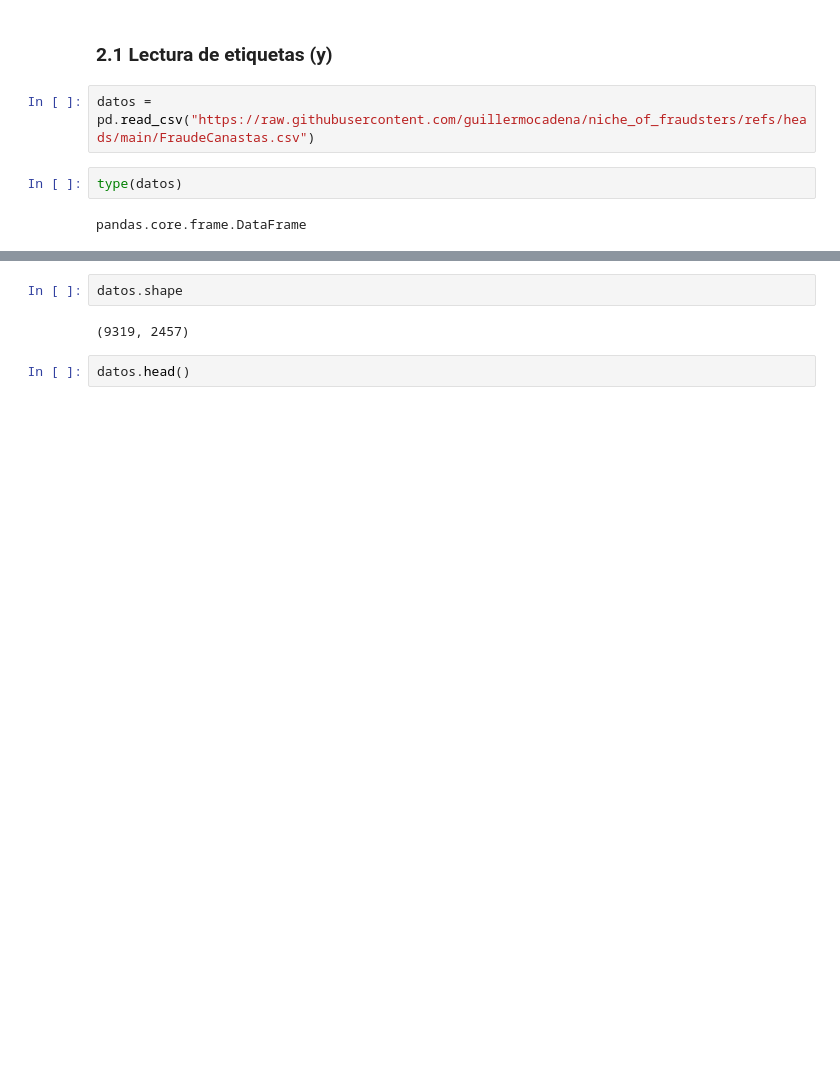
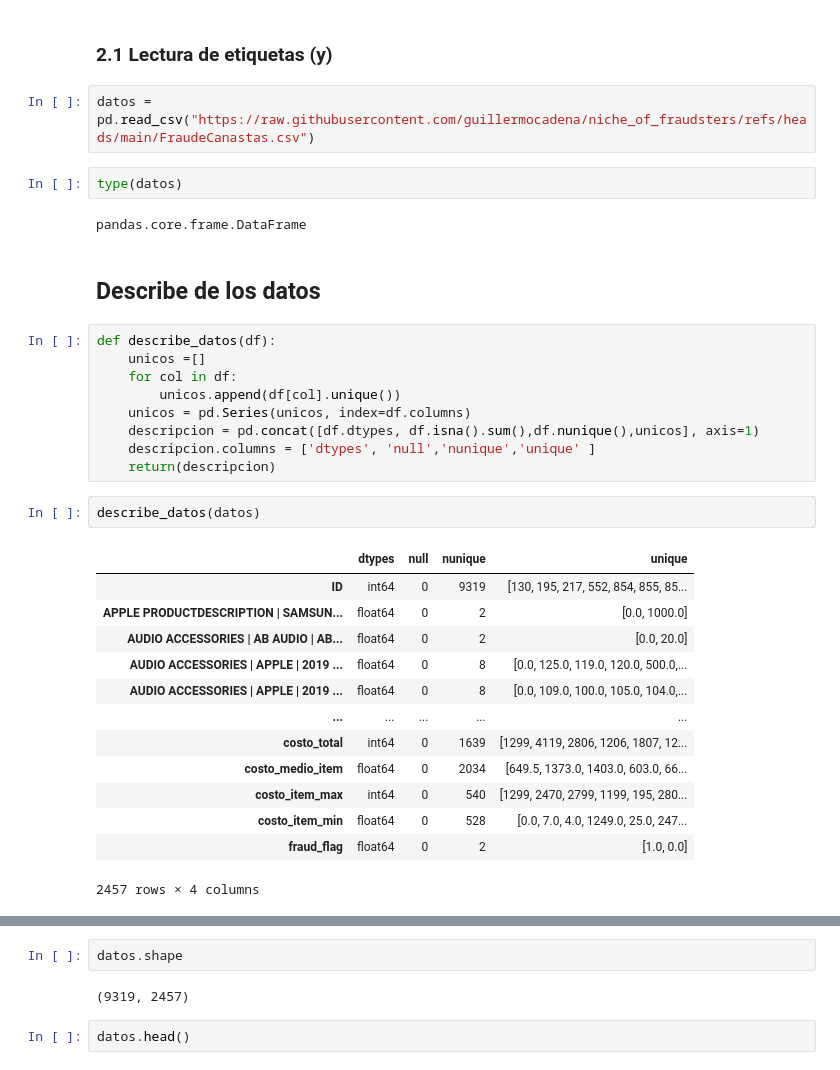
Before and after one commit to guillermocadena/niche_of_fraudsters, a Jupyter notebook: nicho_de_fraudes.ipynb, the cells around one changed output, grey strips where cells are left out. Cells and saved outputs as stored; diff of their text form; blank space fills up the shorter version.

```diff
--- a/nicho_de_fraudes.ipynb
+++ b/nicho_de_fraudes.ipynb
@@ -17,3 +20,30 @@ datos = pd.read_csv("https://raw.githubusercontent.com/guillermocadena/niche_of_
 type(datos)
 # %% [output]
 pandas.core.frame.DataFrame
+# %% [markdown]
+<h2>Describe de los datos</h2>
+# %%
+def describe_datos(df):
+    unicos =[]
+    for col in df:
+        unicos.append(df[col].unique())
+    unicos = pd.Series(unicos, index=df.columns)
+    descripcion = pd.concat([df.dtypes, df.isna().sum(),df.nunique(),unicos], axis=1)
+    descripcion.columns = ['dtypes', 'null','nunique','unique' ]
+    return(descripcion)
+# %%
+describe_datos(datos)
+# %% [output]
+|  | dtypes | null | nunique | unique |
+| ID | int64 | 0 | 9319 | [130, 195, 217, 552, 854, 855, 85... |
+| APPLE PRODUCTDESCRIPTION | SAMSUN... | float64 | 0 | 2 | [0.0, 1000.0] |
+| AUDIO ACCESSORIES | AB AUDIO | AB... | float64 | 0 | 2 | [0.0, 20.0] |
+| AUDIO ACCESSORIES | APPLE | 2019 ... | float64 | 0 | 8 | [0.0, 125.0, 119.0, 120.0, 500.0,... |
+| AUDIO ACCESSORIES | APPLE | 2019 ... | float64 | 0 | 8 | [0.0, 109.0, 100.0, 105.0, 104.0,... |
+| ... | ... | ... | ... | ... |
+| costo_total | int64 | 0 | 1639 | [1299, 4119, 2806, 1206, 1807, 12... |
+| costo_medio_item | float64 | 0 | 2034 | [649.5, 1373.0, 1403.0, 603.0, 66... |
+| costo_item_max | int64 | 0 | 540 | [1299, 2470, 2799, 1199, 195, 280... |
+| costo_item_min | float64 | 0 | 528 | [0.0, 7.0, 4.0, 1249.0, 25.0, 247... |
+| fraud_flag | float64 | 0 | 2 | [1.0, 0.0] |
+2457 rows × 4 columns
```
Also changed, not shown: parts of 6 cells of this notebook.
